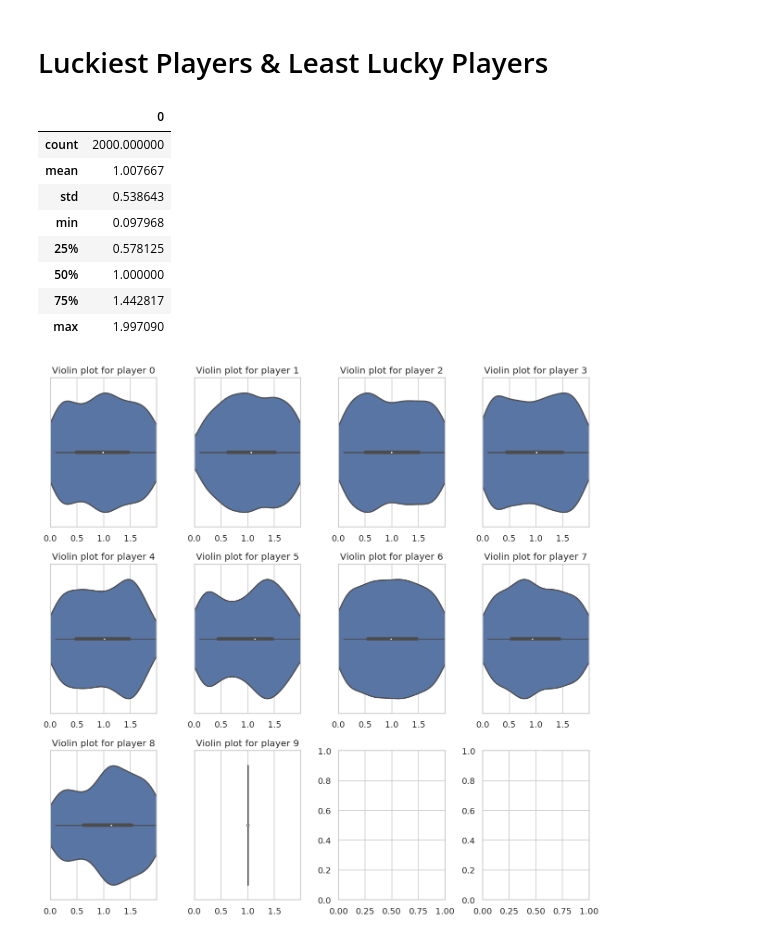
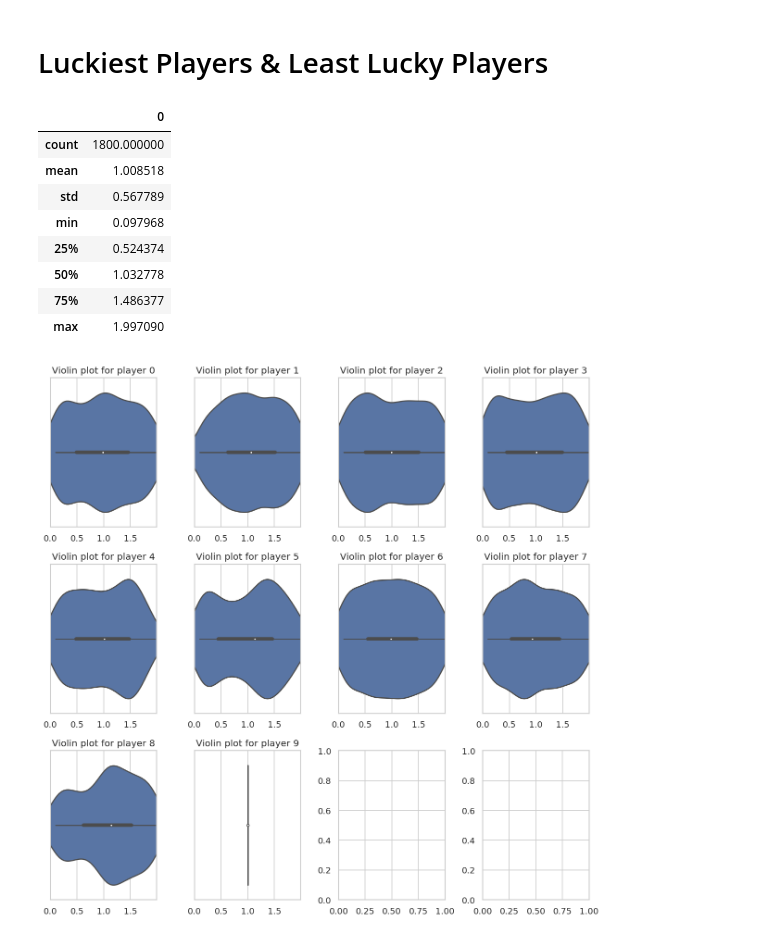
Before and after one commit to tjysdsg/wechat-red-bag, a Jupyter notebook: eda.ipynb, the cells around one changed output. Saved outputs shown, nothing was run; the diff lists cells and outputs as text; code cells hidden in the pictures.

```diff
--- a/eda.ipynb
+++ b/eda.ipynb
@@ -146,29 +146,29 @@ def plot_lucky_n_unlucky_players(data_lucky: pd.DataFrame, data_unlucky: pd.Data
 
 # plot_lucky_n_unlucky_players(luckiest_player, unluckiest_player)
 # %%
-def remain_average(data: pd.DataFrame, money=66.0, n_players=10, n_trials=200):
+def remain_average(data: pd.DataFrame, money=66.0, n_trials=200):
     data = data.values
     data_cumsum = np.cumsum(data, axis=0)
     data_cumsum = np.vstack([np.zeros((1, n_trials)), data_cumsum[:-1]])
     remaining = money - data_cumsum
     remain_n_players = np.arange(1, 11)[::-1].reshape(10, 1)
     remain_n_players = np.repeat(remain_n_players, n_trials, axis=1)
     remaining /= remain_n_players # no need for the last player
     k = data / remaining
     return k
 
 k = remain_average(data)
-k_df = pd.DataFrame(k.flatten())
+k_df = pd.DataFrame(k[:-1].flatten())
 k_df.describe()
 # %% [output]
 |  | 0 |
-| count | 2000.000000 |
-| mean | 1.007667 |
-| std | 0.538643 |
+| count | 1800.000000 |
+| mean | 1.008518 |
+| std | 0.567789 |
 | min | 0.097968 |
-| 25% | 0.578125 |
-| 50% | 1.000000 |
-| 75% | 1.442817 |
+| 25% | 0.524374 |
+| 50% | 1.032778 |
+| 75% | 1.486377 |
 | max | 1.997090 |
 # %%
 k_data = pd.DataFrame(k)
```
Also changed, not shown: 17 other files.
